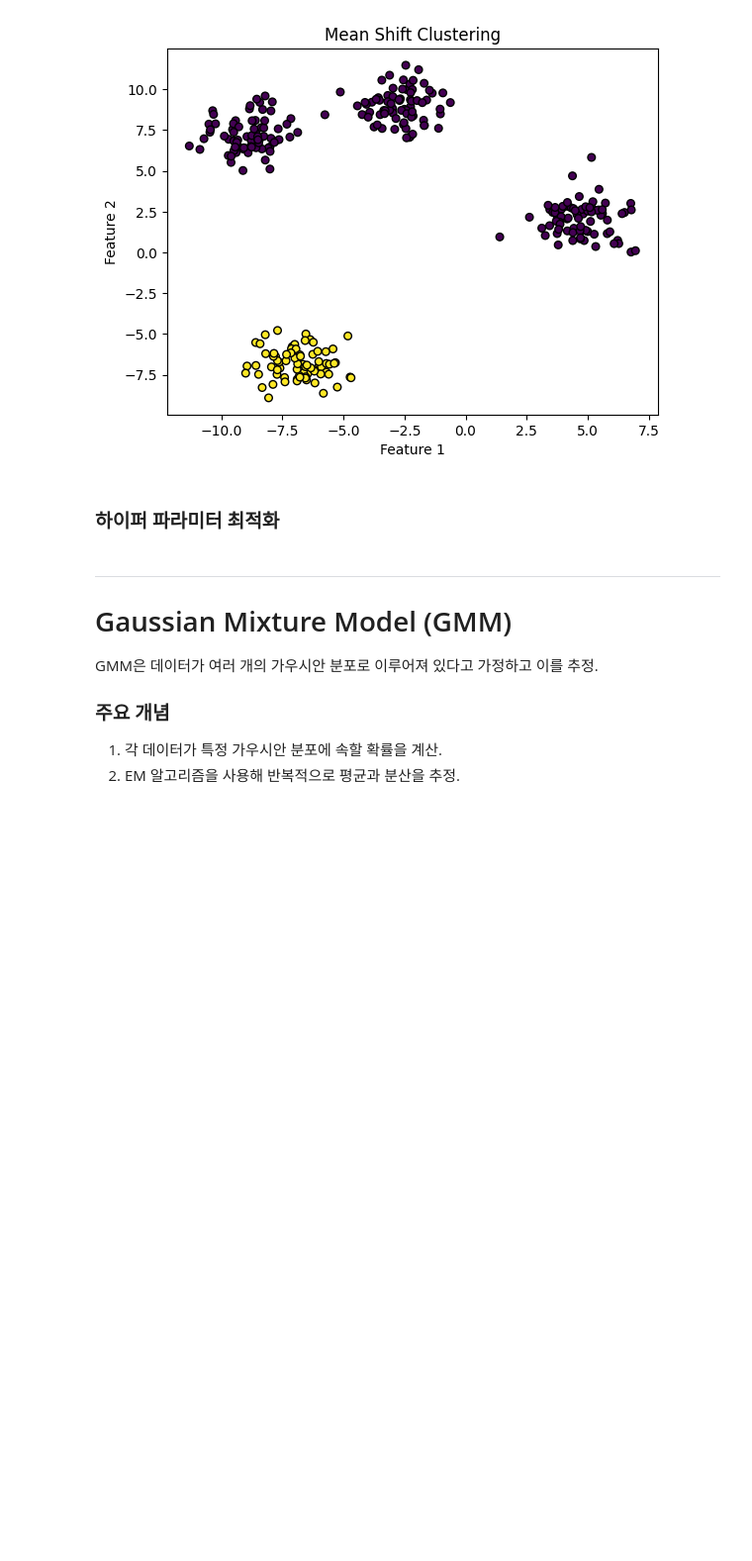
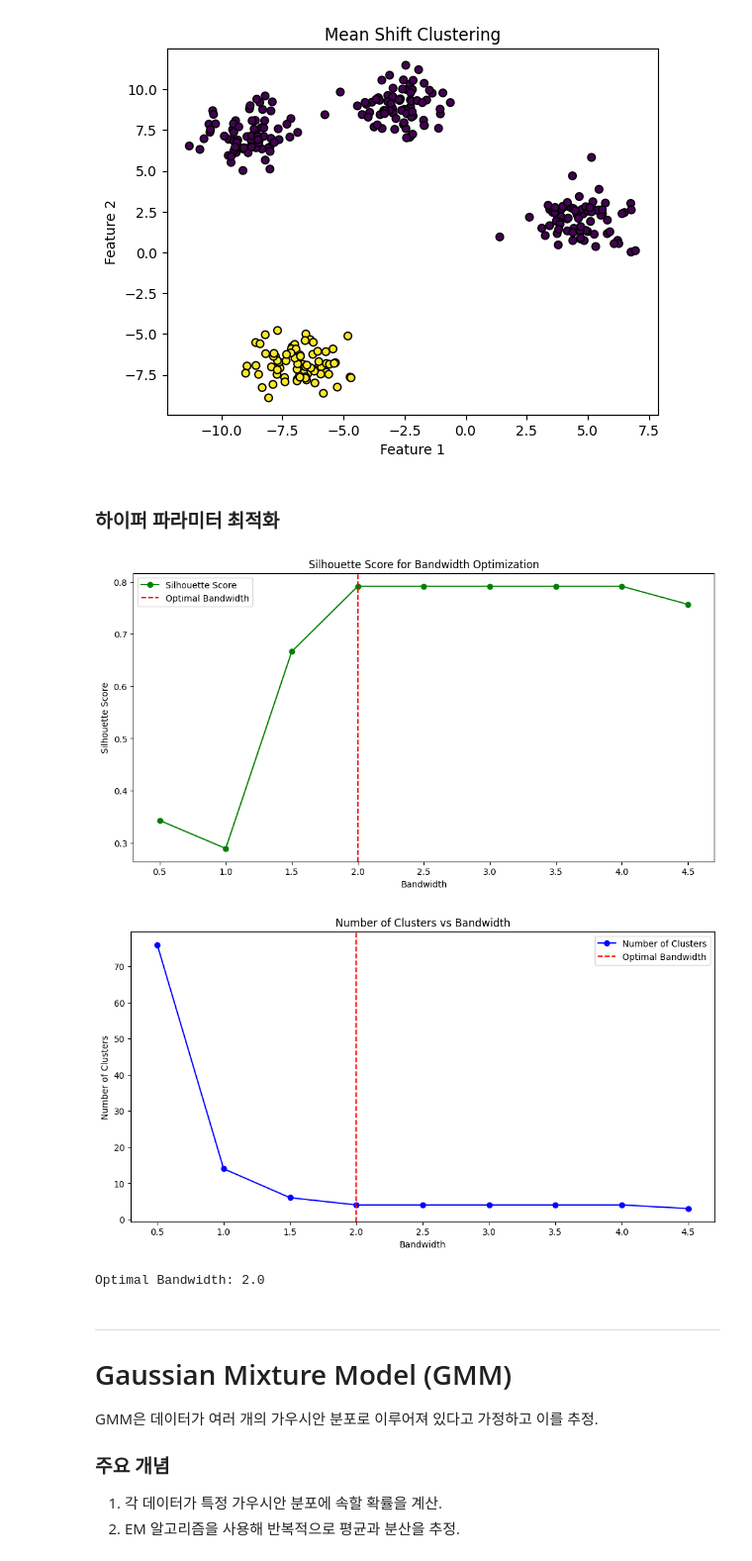
Before and after one commit to YeeeeeHo/ML_Final, a Jupyter notebook: 10.lecture_clustering.ipynb, the cells around one changed output. Shown at 99% size. Saved outputs shown, nothing was run; the diff lists cells and outputs as text; code cells hidden in the pictures; blank space fills up the shorter version.

```diff
--- a/10.lecture_clustering.ipynb
+++ b/10.lecture_clustering.ipynb
@@ -201,6 +201,59 @@ plt.show()
 [figure]
 # %% [markdown]
 ### 하이퍼 파라미터 최적화
+# %%
+import numpy as np
+import matplotlib.pyplot as plt
+from sklearn.cluster import MeanShift
+from sklearn.metrics import silhouette_score
+
+# Bandwidth 범위 설정 및 초기화
+bandwidth_values = np.arange(0.5, 5.0, 0.5)  # 0.5 단위로 0.5~5.0까지
+sil_scores = []  # Silhouette Score 저장
+n_clusters_list = []  # 클러스터 개수 저장
+
+# Bandwidth 별로 Silhouette Score 계산
+for bandwidth in bandwidth_values:
+    mean_shift = MeanShift(bandwidth=bandwidth)
+    labels = mean_shift.fit_predict(X)
+
+    # 클러스터 개수 확인 (단일 클러스터는 제외)
+    n_clusters = len(np.unique(labels))
+    if n_clusters > 1:  # 군집 개수가 1이면 Silhouette Score 계산 불가능
+        score = silhouette_score(X, labels)
+        sil_scores.append(score)
+        n_clusters_list.append(n_clusters)
+    else:
+        sil_scores.append(-1)  # 클러스터가 1개인 경우 -1로 설정
+        n_clusters_list.append(n_clusters)
+
+# Silhouette Score 그래프 그리기
+plt.figure(figsize=(12, 6))
+plt.plot(bandwidth_values, sil_scores, marker='o', linestyle='-', color='g', label='Silhouette Score')
+plt.title("Silhouette Score for Bandwidth Optimization")
+plt.xlabel("Bandwidth")
+plt.ylabel("Silhouette Score")
+plt.axvline(x=bandwidth_values[np.argmax(sil_scores)], color='r', linestyle='--', label='Optimal Bandwidth')
+plt.legend()
+plt.show()
+
+# Bandwidth에 따른 클러스터 개수 시각화
+plt.figure(figsize=(12, 6))
+plt.plot(bandwidth_values, n_clusters_list, marker='o', linestyle='-', color='b', label='Number of Clusters')
+plt.title("Number of Clusters vs Bandwidth")
+plt.xlabel("Bandwidth")
+plt.ylabel("Number of Clusters")
+plt.axvline(x=bandwidth_values[np.argmax(sil_scores)], color='r', linestyle='--', label='Optimal Bandwidth')
+plt.legend()
+plt.show()
+
+# 최적의 bandwidth 선택
+optimal_bandwidth = bandwidth_values[np.argmax(sil_scores)]
+print(f"Optimal Bandwidth: {optimal_bandwidth}")
+# %% [output]
+[figure, added]
+[figure, added]
+Optimal Bandwidth: 2.0
 # %% [markdown]
 ---
 
```
Also changed, not shown: parts of 7 cells of this notebook.
